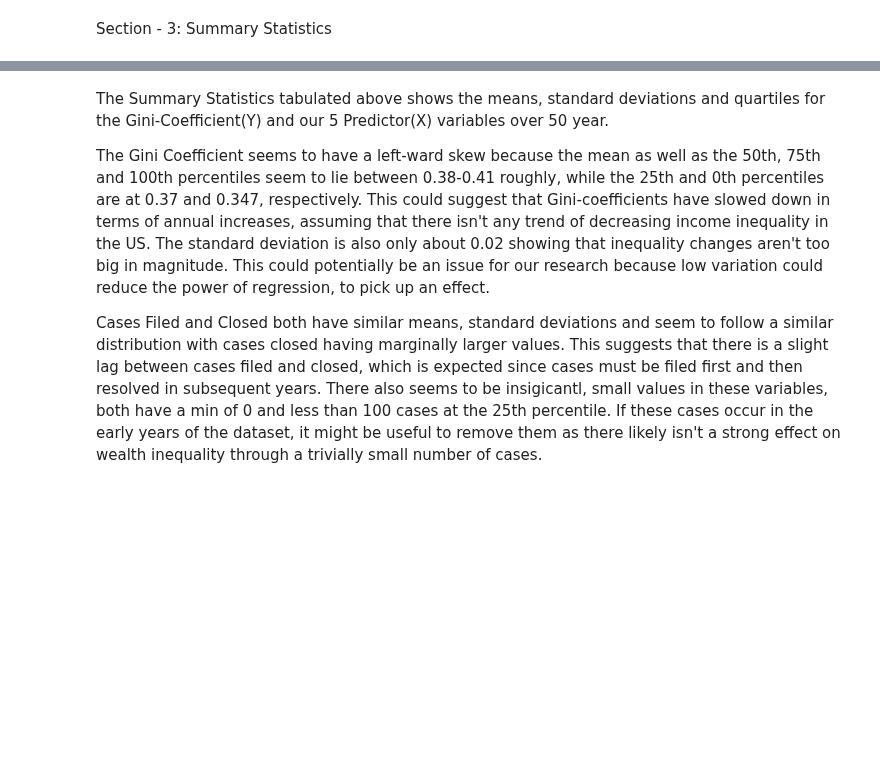
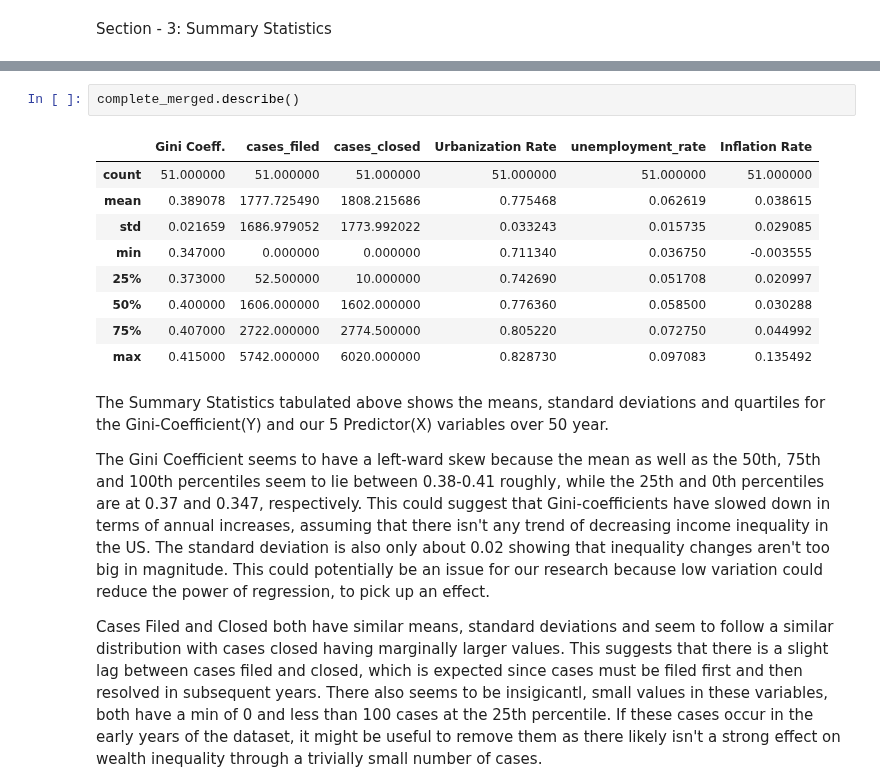
Before and after one commit to Sai0472003/PatentLitigation_Impact, a Jupyter notebook: Project1.ipynb, the cells around one changed output, grey strips where cells are left out. Cells and saved outputs as stored; diff of their text form; blank space fills up the shorter version.

```diff
--- a/Project1.ipynb
+++ b/Project1.ipynb
@@ -186,3 +147,15 @@ print(tabulate(summary_stats, headers="keys", tablefmt="grid"))
+# %%
+complete_merged.describe()
+# %% [output]
+|  | Gini Coeff. | cases_filed | cases_closed | Urbanization Rate | unemployment_rate | Inflation Rate |
+| count | 51.000000 | 51.000000 | 51.000000 | 51.000000 | 51.000000 | 51.000000 |
+| mean | 0.389078 | 1777.725490 | 1808.215686 | 0.775468 | 0.062619 | 0.038615 |
+| std | 0.021659 | 1686.979052 | 1773.992022 | 0.033243 | 0.015735 | 0.029085 |
+| min | 0.347000 | 0.000000 | 0.000000 | 0.711340 | 0.036750 | -0.003555 |
+| 25% | 0.373000 | 52.500000 | 10.000000 | 0.742690 | 0.051708 | 0.020997 |
+| 50% | 0.400000 | 1606.000000 | 1602.000000 | 0.776360 | 0.058500 | 0.030288 |
+| 75% | 0.407000 | 2722.000000 | 2774.500000 | 0.805220 | 0.072750 | 0.044992 |
+| max | 0.415000 | 5742.000000 | 6020.000000 | 0.828730 | 0.097083 | 0.135492 |
 # %% [markdown]
 The Summary Statistics tabulated above shows the means, standard deviations and quartiles for the Gini-Coefficient(Y) and our 5 Predictor(X) variables over 50
 year.
```
Also changed, not shown: parts of 1 cell of this notebook.
